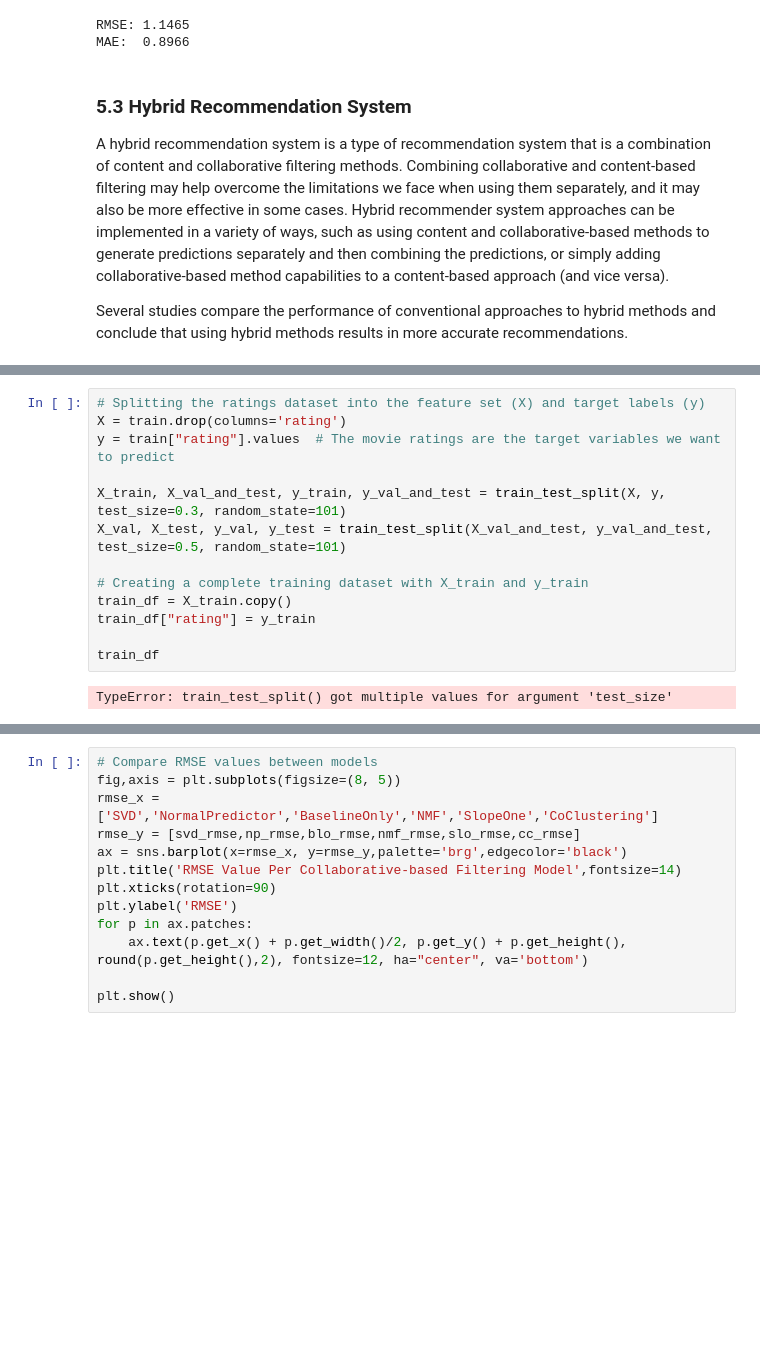
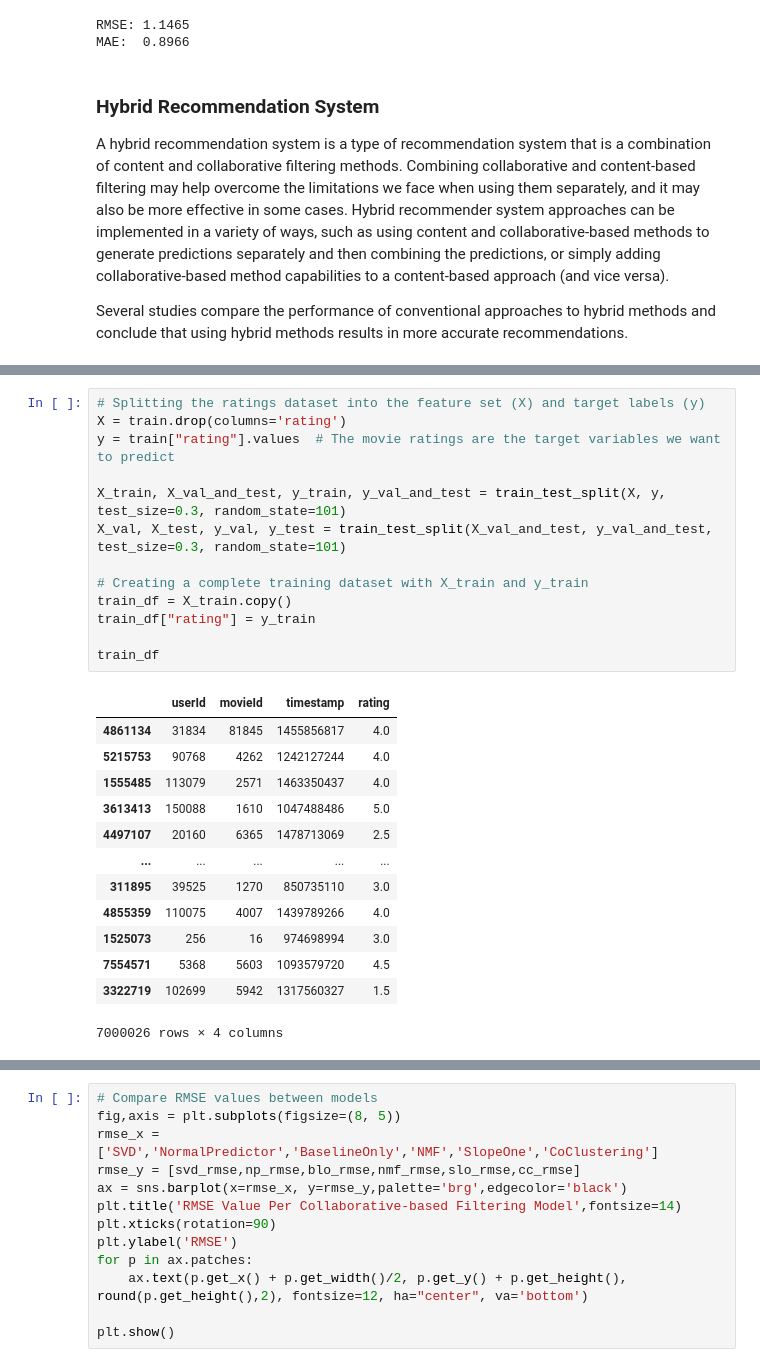
Before and after one commit to MaureenMbugua/Unsupervised-Predict-Team-ES2, a Jupyter notebook: final_notebook.ipynb, the cells around one changed output, grey strips where cells are left out. Saved outputs shown, nothing was run; the diff lists cells and outputs as text; blank space fills up the shorter version.

```diff
--- a/final_notebook.ipynb
+++ b/final_notebook.ipynb
@@ -1666,7 +1591,7 @@ cc_mae = accuracy.mae(predictions)
 RMSE: 1.1465
 MAE:  0.8966
 # %% [markdown]
-### 5.3 Hybrid Recommendation System
+### Hybrid Recommendation System
 
 A hybrid recommendation system is a type of recommendation system that is a combination of content and collaborative filtering methods. Combining collaborative and content-based filtering may help overcome the limitations we face when using them separately, and it may also be more effective in some cases. Hybrid recommender system approaches can be implemented in a variety of ways, such as using content and collaborative-based methods to generate predictions separately and then combining the predictions, or simply adding collaborative-based method capabilities to a content-based approach (and vice versa).
 
@@ -1676,18 +1601,30 @@ Several studies compare the performance of conventional approaches to hybrid met
 # %%
 # Splitting the ratings dataset into the feature set (X) and target labels (y)
 X = train.drop(columns='rating')
 y = train["rating"].values  # The movie ratings are the target variables we want to predict
 
 X_train, X_val_and_test, y_train, y_val_and_test = train_test_split(X, y, test_size=0.3, random_state=101)
-X_val, X_test, y_val, y_test = train_test_split(X_val_and_test, y_val_and_test, test_size=0.5, random_state=101)
+X_val, X_test, y_val, y_test = train_test_split(X_val_and_test, y_val_and_test, test_size=0.3, random_state=101)
 
 # Creating a complete training dataset with X_train and y_train
 train_df = X_train.copy()
 train_df["rating"] = y_train
 
 train_df
 # %% [output]
+|  | userId | movieId | timestamp | rating |
+| 4861134 | 31834 | 81845 | 1455856817 | 4.0 |
+| 5215753 | 90768 | 4262 | 1242127244 | 4.0 |
+| 1555485 | 113079 | 2571 | 1463350437 | 4.0 |
+| 3613413 | 150088 | 1610 | 1047488486 | 5.0 |
+| 4497107 | 20160 | 6365 | 1478713069 | 2.5 |
+| ... | ... | ... | ... | ... |
+| 311895 | 39525 | 1270 | 850735110 | 3.0 |
+| 4855359 | 110075 | 4007 | 1439789266 | 4.0 |
+| 1525073 | 256 | 16 | 974698994 | 3.0 |
+| 7554571 | 5368 | 5603 | 1093579720 | 4.5 |
+| 3322719 | 102699 | 5942 | 1317560327 | 1.5 |
-TypeError: train_test_split() got multiple values for argument 'test_size'
+7000026 rows × 4 columns
 # %%
 # Creating a new dataframe with the average rating for each movie.
 # The "prediction" for the baseline "model" will actually just be these averages for each movie.
```
Also changed, not shown: parts of 73 cells of this notebook.
